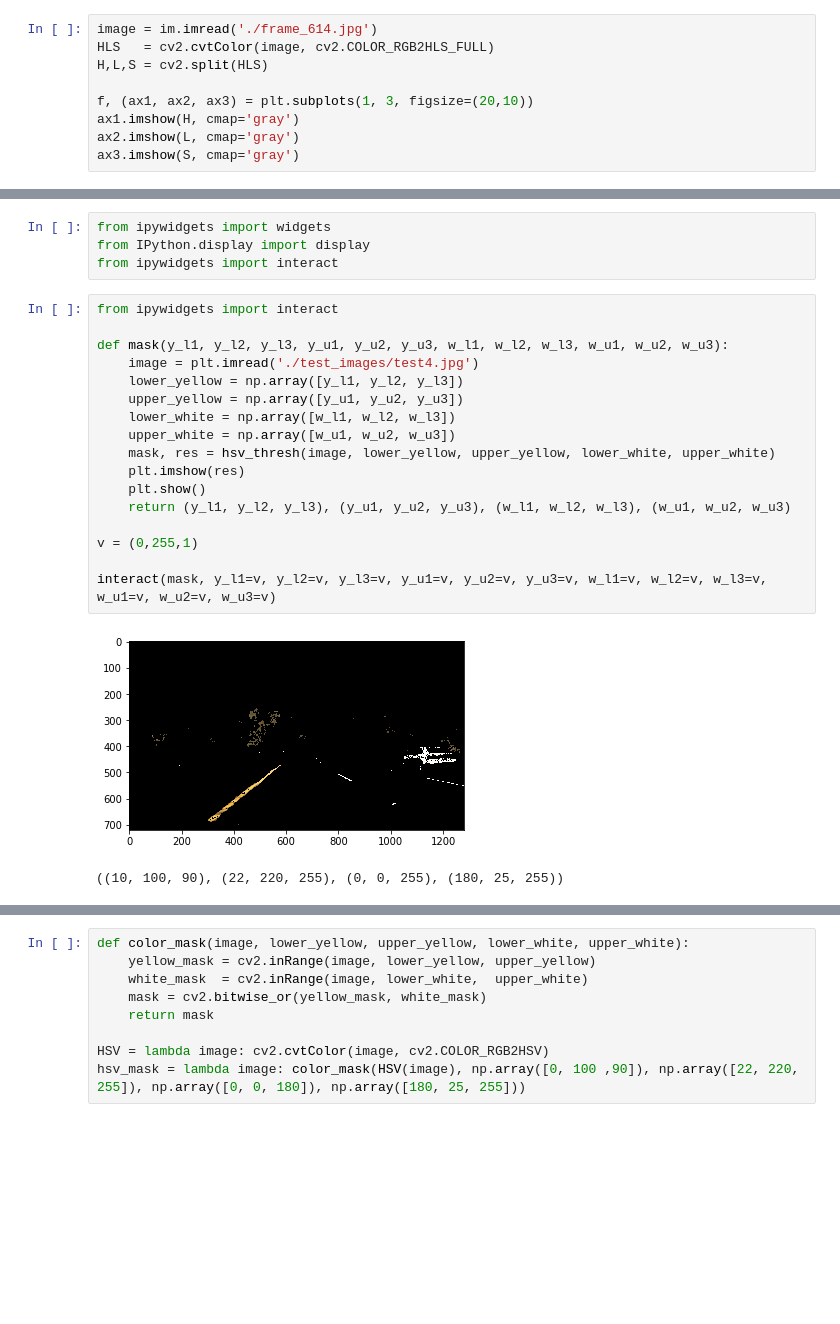
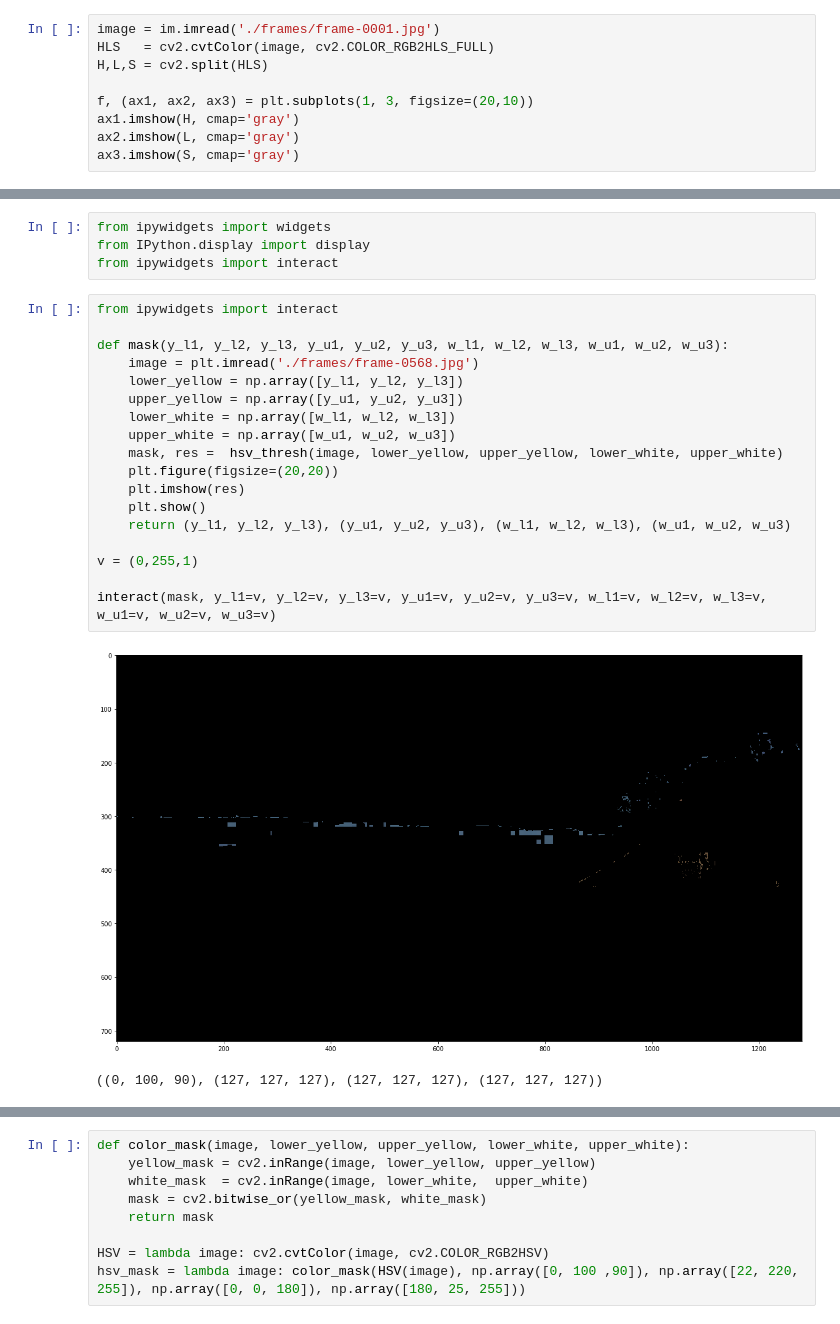
Before and after one commit to husams/CarND-Advanced-Lane-Lines, a Jupyter notebook: colors.ipynb, the cells around one changed output, grey strips where cells are left out. Drawn from its saved outputs; the diff is of its cells as text; blank space fills up the shorter version.

```diff
--- a/colors.ipynb
+++ b/colors.ipynb
@@ -26,7 +26,7 @@ def filter_image(image):
     filtered_image = cv2.bitwise_and(image, image, mask=white_mask+yellow_mask)
     return filtered_image
 # %%
-image = im.imread('./frame_614.jpg')
+image = im.imread('./frames/frame-0001.jpg')
 HLS   = cv2.cvtColor(image, cv2.COLOR_RGB2HLS_FULL)
 H,L,S = cv2.split(HLS)
 
@@ -261,20 +261,21 @@ from ipywidgets import interact
 # %%
 from ipywidgets import interact
 
 def mask(y_l1, y_l2, y_l3, y_u1, y_u2, y_u3, w_l1, w_l2, w_l3, w_u1, w_u2, w_u3):
-    image = plt.imread('./test_images/test4.jpg')
+    image = plt.imread('./frames/frame-0568.jpg')
     lower_yellow = np.array([y_l1, y_l2, y_l3])
     upper_yellow = np.array([y_u1, y_u2, y_u3])
     lower_white = np.array([w_l1, w_l2, w_l3])
     upper_white = np.array([w_u1, w_u2, w_u3])
-    mask, res = hsv_thresh(image, lower_yellow, upper_yellow, lower_white, upper_white)
+    mask, res =  hsv_thresh(image, lower_yellow, upper_yellow, lower_white, upper_white)
+    plt.figure(figsize=(20,20))
     plt.imshow(res)
     plt.show()
     return (y_l1, y_l2, y_l3), (y_u1, y_u2, y_u3), (w_l1, w_l2, w_l3), (w_u1, w_u2, w_u3)
 
 v = (0,255,1)
 
 interact(mask, y_l1=v, y_l2=v, y_l3=v, y_u1=v, y_u2=v, y_u3=v, w_l1=v, w_l2=v, w_l3=v, w_u1=v, w_u2=v, w_u3=v)
 # %% [output]
-[figure, old version]
+[figure, new version]
-((10, 100, 90), (22, 220, 255), (0, 0, 255), (180, 25, 255))
+((0, 100, 90), (127, 127, 127), (127, 127, 127), (127, 127, 127))
```
Also changed, not shown: parts of 14 cells of this notebook, 5 other files.
